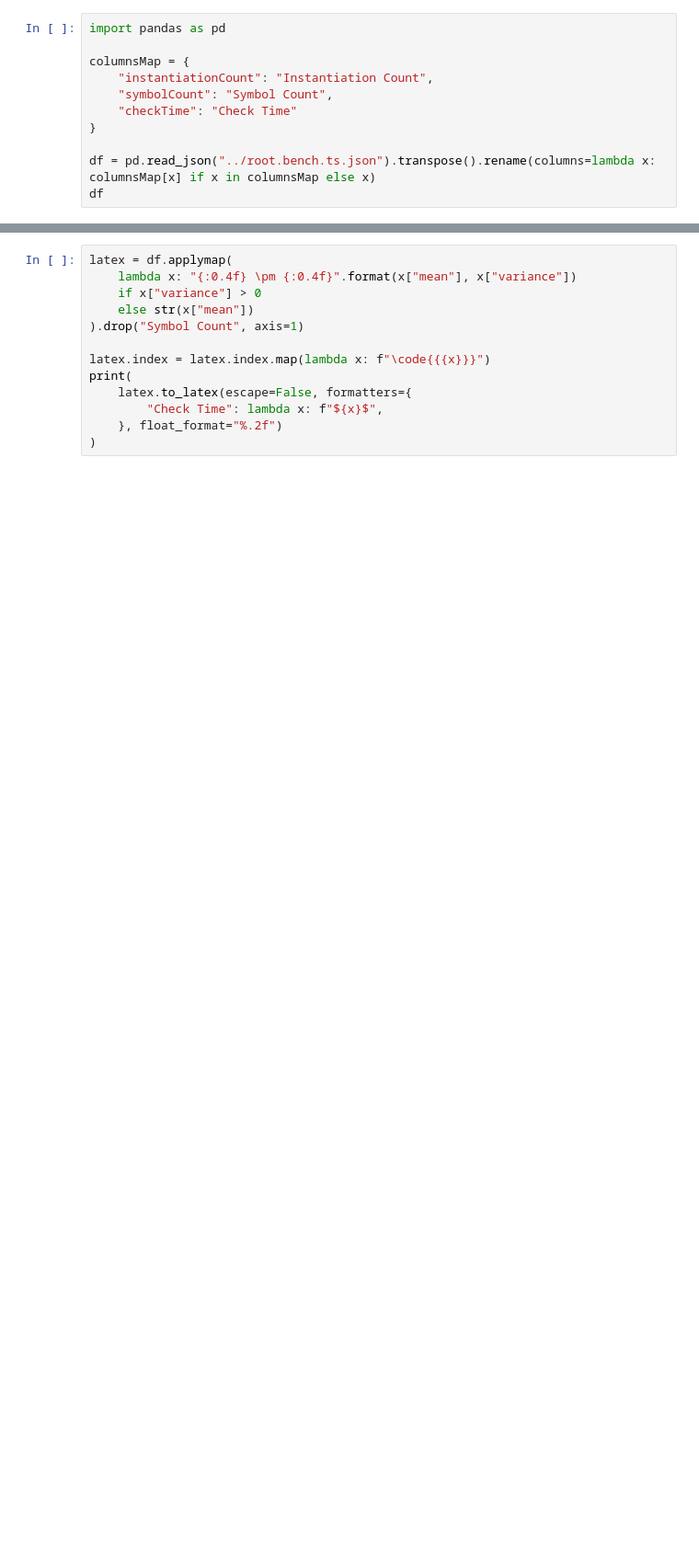
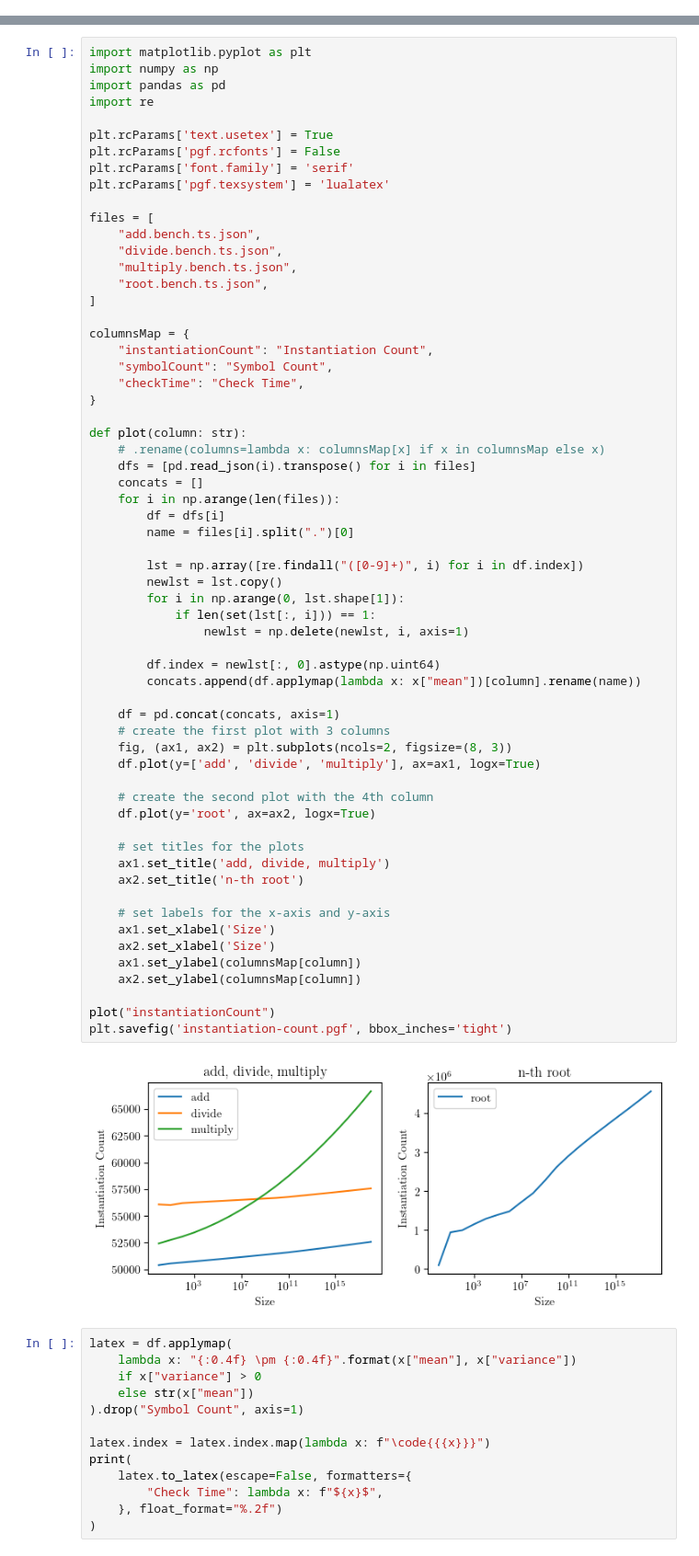
Before and after one commit to dqbd/ts-math-evaluate, a Jupyter notebook: benchmark/benchmark.ipynb, the cells around one changed output, grey strips where cells are left out. Shown at 92% size. Saved outputs shown, nothing was run; the diff lists cells and outputs as text; blank space fills up the shorter version.

Commit message:
Add performance comparison charts

```diff
--- a/benchmark/benchmark.ipynb
+++ b/benchmark/benchmark.ipynb
@@ -1,11 +0,0 @@
-# %%
-import pandas as pd
-
-columnsMap = {
-    "instantiationCount": "Instantiation Count",
-    "symbolCount": "Symbol Count",
-    "checkTime": "Check Time"
-}
-
-df = pd.read_json("../root.bench.ts.json").transpose().rename(columns=lambda x: columnsMap[x] if x in columnsMap else x)
-df
@@ -30,3 +1,66 @@ df
+# %%
+import matplotlib.pyplot as plt
+import numpy as np
+import pandas as pd
+import re
+
+plt.rcParams['text.usetex'] = True
+plt.rcParams['pgf.rcfonts'] = False
+plt.rcParams['font.family'] = 'serif'
+plt.rcParams['pgf.texsystem'] = 'lualatex'
+
+files = [
+    "add.bench.ts.json",
+    "divide.bench.ts.json",
+    "multiply.bench.ts.json",
+    "root.bench.ts.json",
+]
+
+columnsMap = {
+    "instantiationCount": "Instantiation Count",
+    "symbolCount": "Symbol Count",
+    "checkTime": "Check Time",
+}
+
+def plot(column: str):
+    # .rename(columns=lambda x: columnsMap[x] if x in columnsMap else x)
+    dfs = [pd.read_json(i).transpose() for i in files]
+    concats = []
+    for i in np.arange(len(files)):
+        df = dfs[i]
+        name = files[i].split(".")[0]
+
+        lst = np.array([re.findall("([0-9]+)", i) for i in df.index])
+        newlst = lst.copy()
+        for i in np.arange(0, lst.shape[1]):
+            if len(set(lst[:, i])) == 1:
+                newlst = np.delete(newlst, i, axis=1)
+
+        df.index = newlst[:, 0].astype(np.uint64)
+        concats.append(df.applymap(lambda x: x["mean"])[column].rename(name))
+
+    df = pd.concat(concats, axis=1)
+    # create the first plot with 3 columns
+    fig, (ax1, ax2) = plt.subplots(ncols=2, figsize=(8, 3))
+    df.plot(y=['add', 'divide', 'multiply'], ax=ax1, logx=True)
+
+    # create the second plot with the 4th column
+    df.plot(y='root', ax=ax2, logx=True)
+
+    # set titles for the plots
+    ax1.set_title('add, divide, multiply')
+    ax2.set_title('n-th root')
+
+    # set labels for the x-axis and y-axis
+    ax1.set_xlabel('Size')
+    ax2.set_xlabel('Size')
+    ax1.set_ylabel(columnsMap[column])
+    ax2.set_ylabel(columnsMap[column])
+
+plot("instantiationCount")
+plt.savefig('instantiation-count.pgf', bbox_inches='tight')
+# %% [output]
+[figure, added]
 # %%
 latex = df.applymap(
     lambda x: "{:0.4f} \pm {:0.4f}".format(x["mean"], x["variance"])
```
Also changed, not shown: parts of 2 cells of this notebook, 11 other files.
